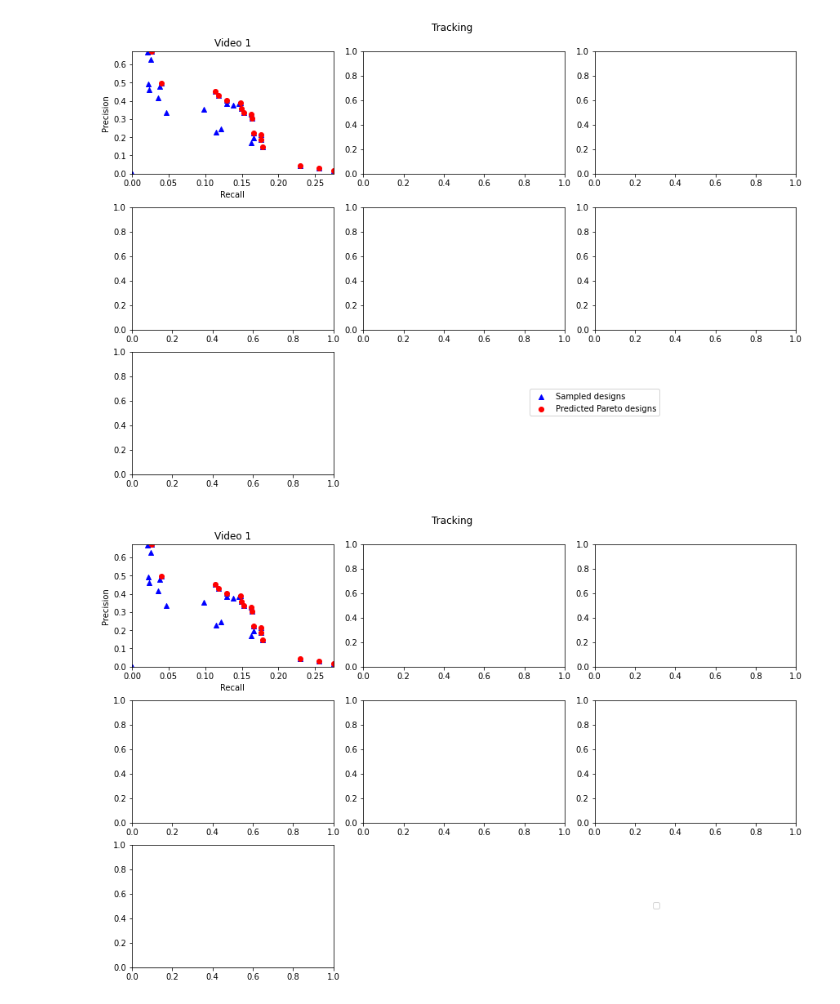
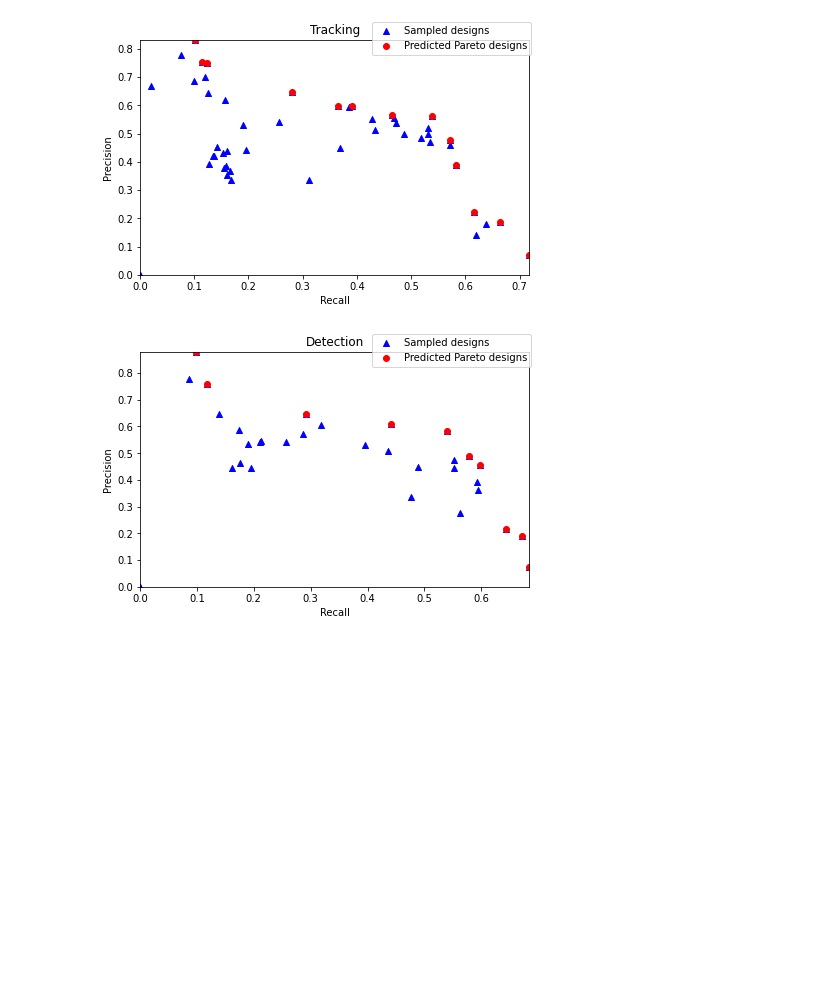
Before and after one commit to UCSD-E4E/baboons-on-the-move, a Jupyter notebook: baboon_plots.ipynb, the cells around one changed output. Cells and saved outputs as stored; diff of their text form; code cells hidden in the pictures; blank space fills up the shorter version.

```diff
--- a/baboon_plots.ipynb
+++ b/baboon_plots.ipynb
@@ -158,43 +126,26 @@ def get_row_col(i: int):
-# %%
-video_files = [None]
-video_files.extend(VIDEO_FILES)
-
-for ref_idx, ref_video_file in enumerate(video_files):
-    ref_idx -= 1
-    if ref_idx != -1:
-        ref_r, ref_c = get_row_col(ref_idx)
-
-        if ref_r == 0 and ref_c == 0:
-            ref_r = 1
-
-    fig, axs = plt.subplots(nrows=3, ncols=3, figsize=(12, 8), constrained_layout=True)
-    fig.delaxes(axs[2][1])
-    fig.delaxes(axs[2][2])
-    for i, video_file in enumerate(VIDEO_FILES):
-        r, c = get_row_col(i)
-
-        get_results(
-            video_file, ENABLE_TRACKING, ENABLE_PERSIST, ref_video_file, axs[r, c]
-        )
-
-    if ref_idx == -1:
-        ref_r = 0
-
-    handles, labels = axs[ref_r, 0].get_legend_handles_labels()
-    fig.legend(
-        handles, labels, loc="lower right", bbox_to_anchor=(0.8, 0.15)
-    )
-
-    makedirs("./output/figures", exist_ok=True)
-
-    if ref_idx == -1:
-        path = f"./output/figures/fig_{'tracking' if ENABLE_TRACKING else 'detection'}_pareto.pdf"
-    else:
-        path = f"./output/figures/fig_{'tracking' if ENABLE_TRACKING else 'detection'}_pareto_ref{ref_idx + 1}.pdf"
-
-    fig.suptitle(f"{'Tracking' if ENABLE_TRACKING else 'Detection'}")
-    plt.savefig(path, format="pdf")
-# %% [output]
-[figure, removed]
-[figure, removed]
+# %%
+def plot_pareto(enable_tracking: bool, enable_persist: bool):
+    for idx, video_file in enumerate(VIDEO_FILES):
+        fig, axs = plt.subplots(nrows=1, ncols=1, figsize=(6, 4), constrained_layout=True)
+
+        get_results(
+            video_file, enable_tracking, enable_persist, axs
+        )
+
+        handles, labels = axs.get_legend_handles_labels()
+        fig.legend(
+            handles, labels
+        )
+
+        makedirs("./output/figures", exist_ok=True)
+        path = f"./output/figures/fig_baboon_{'tracking' if enable_tracking else 'detection'}_pareto.pdf"
+
+        plt.title(f"{'Tracking' if enable_tracking else 'Detection'}")
+        plt.savefig(path, format="pdf")
+
+plot_pareto(True, False)
+plot_pareto(False, False)
+# %% [output]
+[figure, added]
+[figure, added]
 # %%
```
Also changed, not shown: parts of 6 cells of this notebook, 6 other files.
